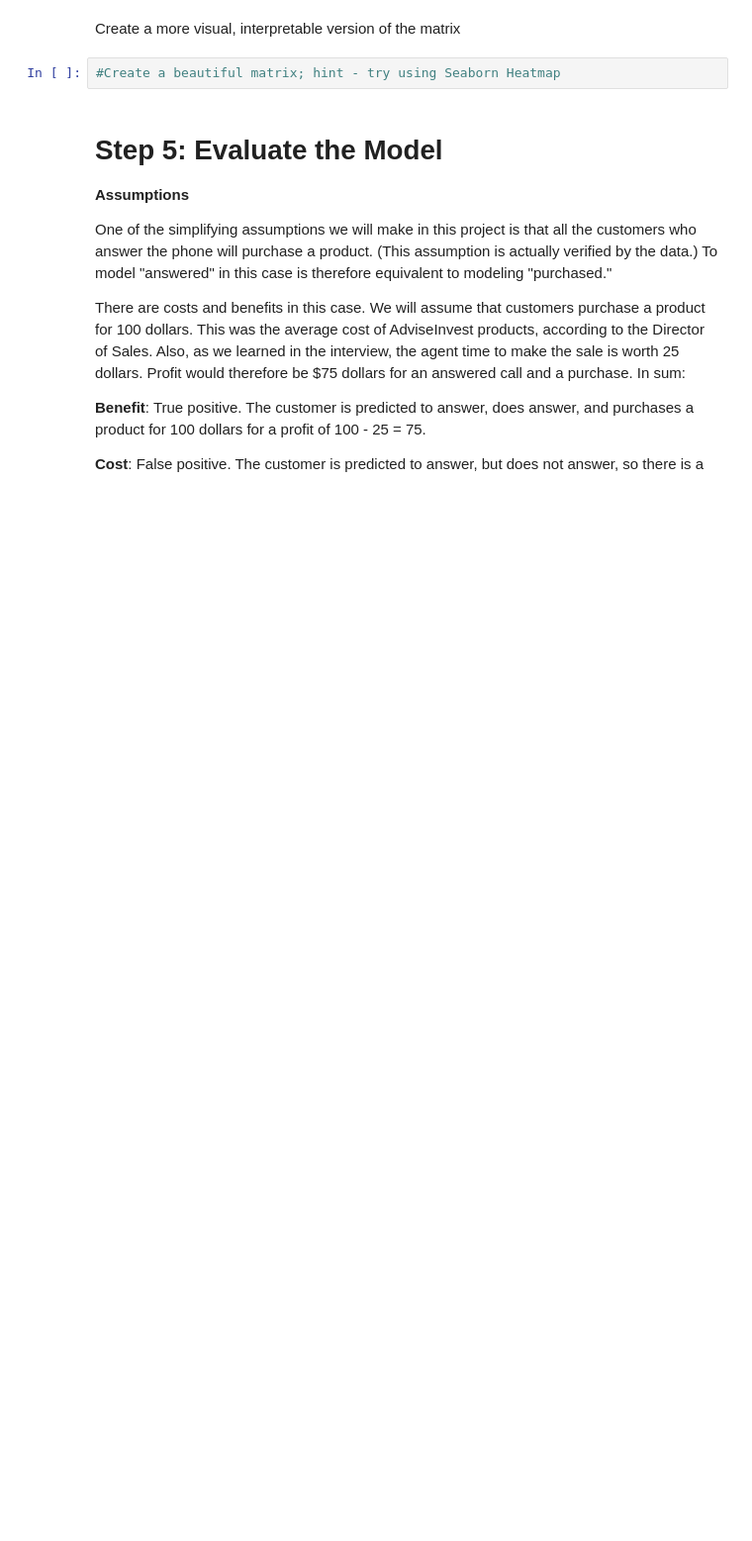
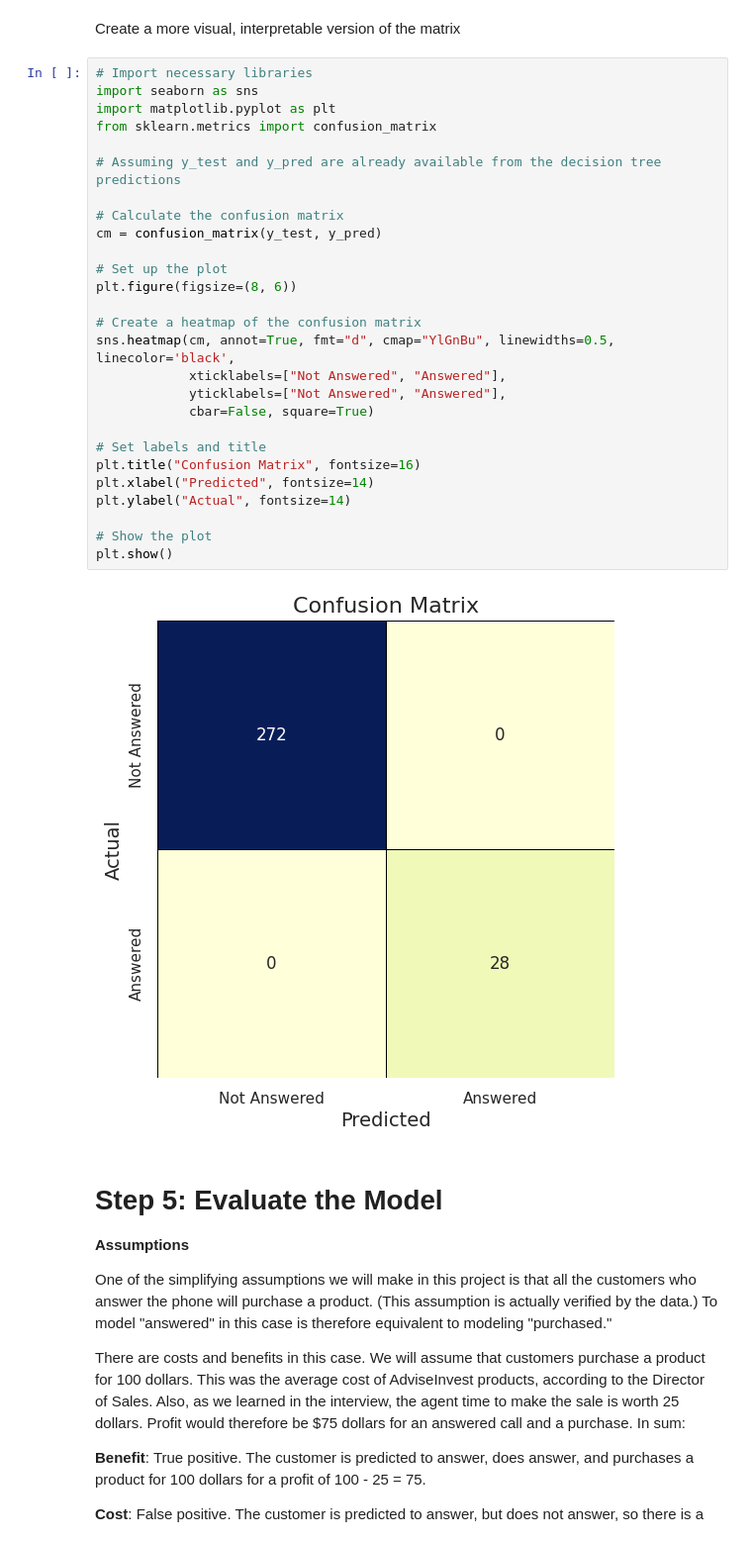
Before and after one commit to kadenpoore/12, a Jupyter notebook: Assignments/Scripts/advise_invest_template.ipynb, the cells around one changed output. Shown at 99% size. Cells and saved outputs as stored; diff of their text form; blank space fills up the shorter version.

```diff
--- a/Assignments/Scripts/advise_invest_template.ipynb
+++ b/Assignments/Scripts/advise_invest_template.ipynb
@@ -516,7 +718,34 @@ This will show false positives, true positives, etc.
 # %% [markdown]
 Create a more visual, interpretable version of the matrix
-# %%
-#Create a beautiful matrix; hint - try using Seaborn Heatmap
+# %%
+# Import necessary libraries
+import seaborn as sns
+import matplotlib.pyplot as plt
+from sklearn.metrics import confusion_matrix
+
+# Assuming y_test and y_pred are already available from the decision tree predictions
+
+# Calculate the confusion matrix
+cm = confusion_matrix(y_test, y_pred)
+
+# Set up the plot
+plt.figure(figsize=(8, 6))
+
+# Create a heatmap of the confusion matrix
+sns.heatmap(cm, annot=True, fmt="d", cmap="YlGnBu", linewidths=0.5, linecolor='black',
+            xticklabels=["Not Answered", "Answered"],
+            yticklabels=["Not Answered", "Answered"],
+            cbar=False, square=True)
+
+# Set labels and title
+plt.title("Confusion Matrix", fontsize=16)
+plt.xlabel("Predicted", fontsize=14)
+plt.ylabel("Actual", fontsize=14)
+
+# Show the plot
+plt.show()
+# %% [output]
+[figure, added]
 # %% [markdown]
 # Step 5: Evaluate the Model
 
```
Also changed, not shown: parts of 28 cells of this notebook.
